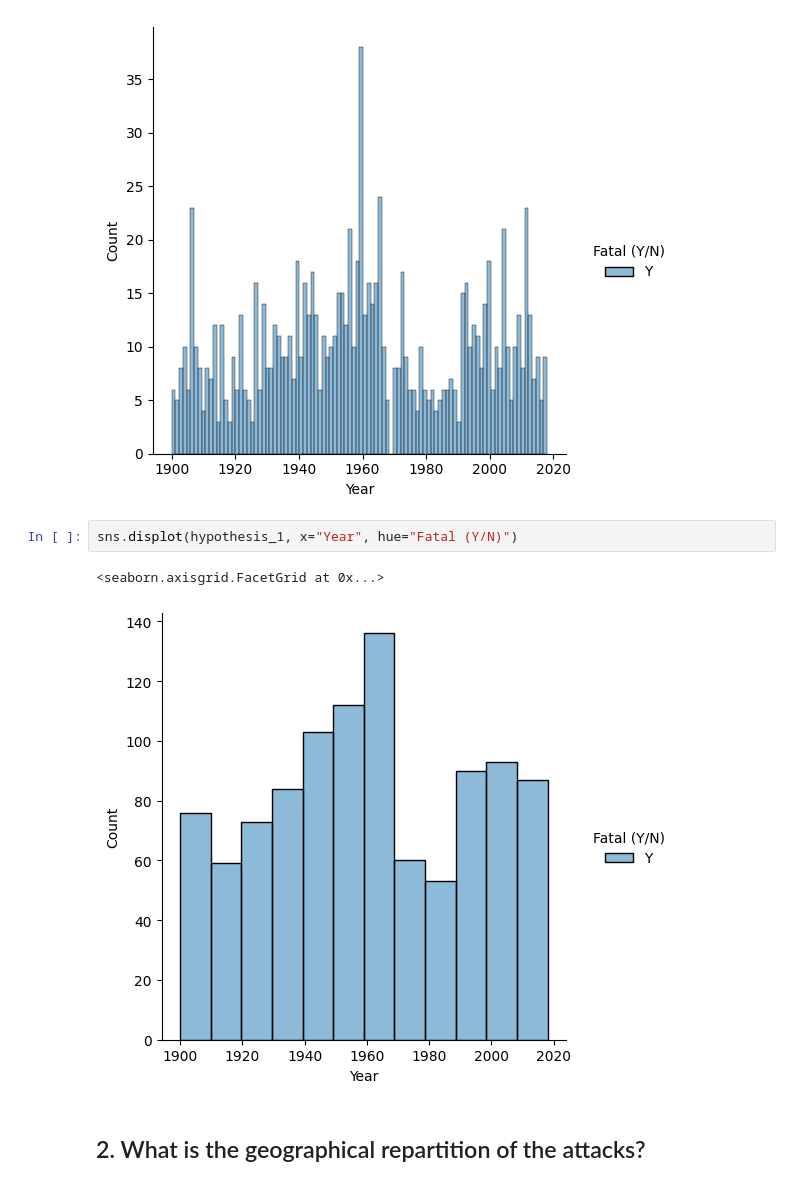
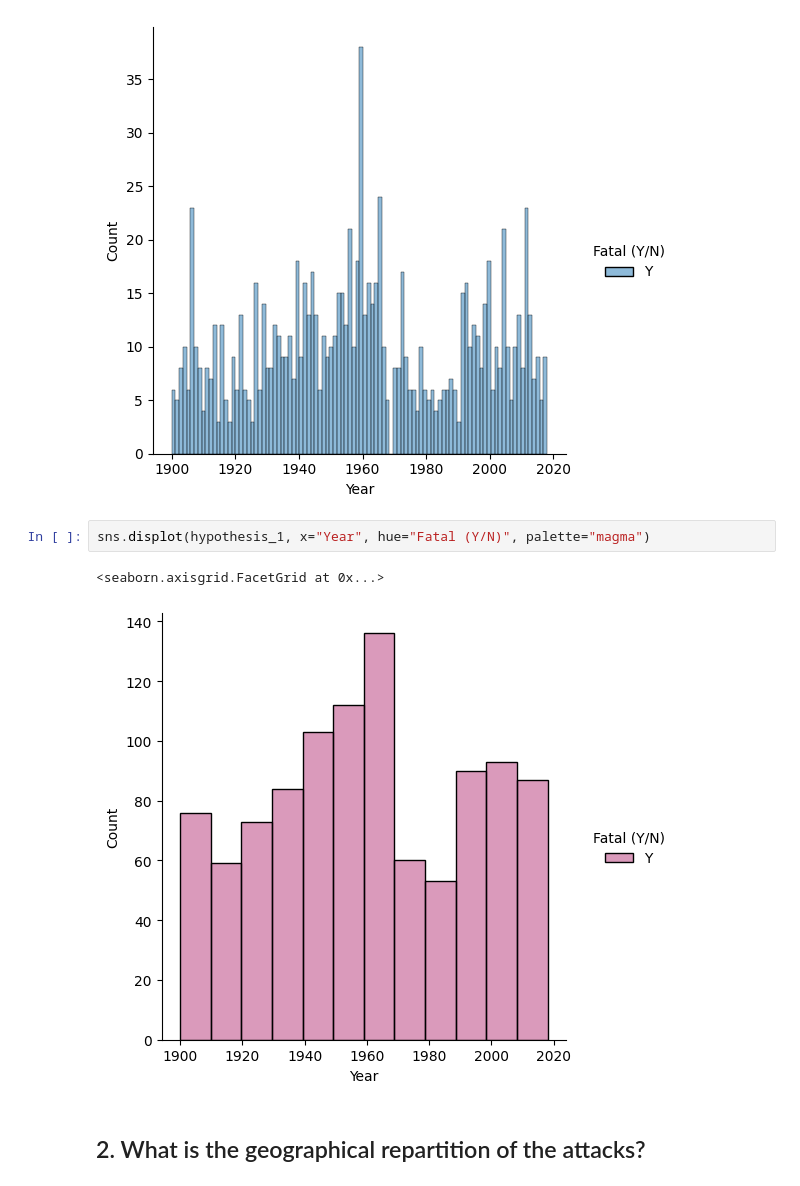
Before and after one commit to RaphHer/Project_1_Pandas, a Jupyter notebook: src/First Project Pandas .ipynb, the cells around one changed output. Drawn from its saved outputs; the diff is of its cells as text.

```diff
--- a/src/First Project Pandas .ipynb
+++ b/src/First Project Pandas .ipynb
@@ -245,10 +246,10 @@ sns.displot(hypothesis_1, x="Year", hue="Fatal (Y/N)", bins=100)
 <seaborn.axisgrid.FacetGrid at 0x...>
 [figure]
 # %%
-sns.displot(hypothesis_1, x="Year", hue="Fatal (Y/N)")
+sns.displot(hypothesis_1, x="Year", hue="Fatal (Y/N)", palette="magma")
 # %% [output]
 <seaborn.axisgrid.FacetGrid at 0x...>
-[figure, old version]
+[figure, new version]
 # %% [markdown]
 ## 2. What is the geographical repartition of the attacks?
 # %%
```
Also changed, not shown: parts of 25 cells of this notebook.
